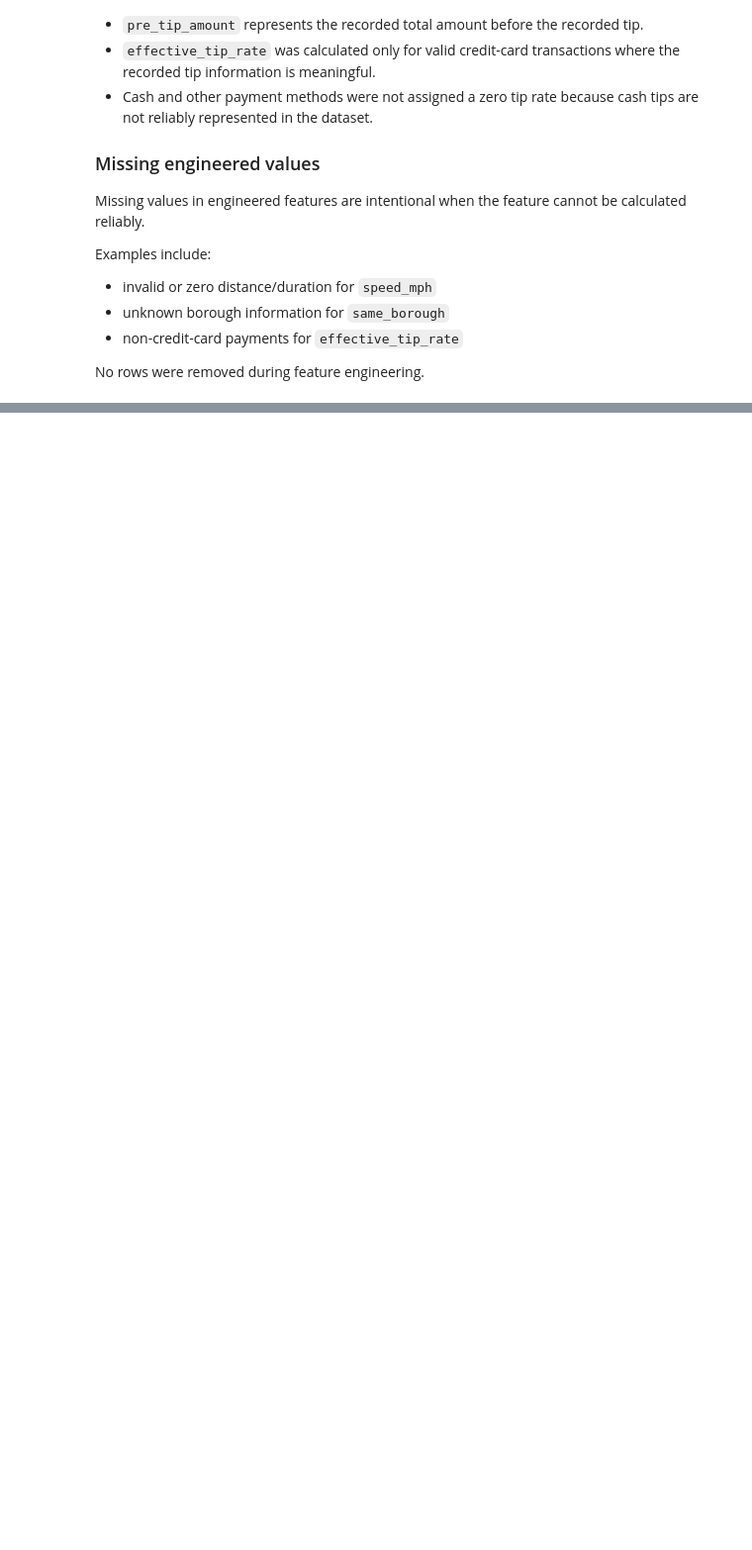
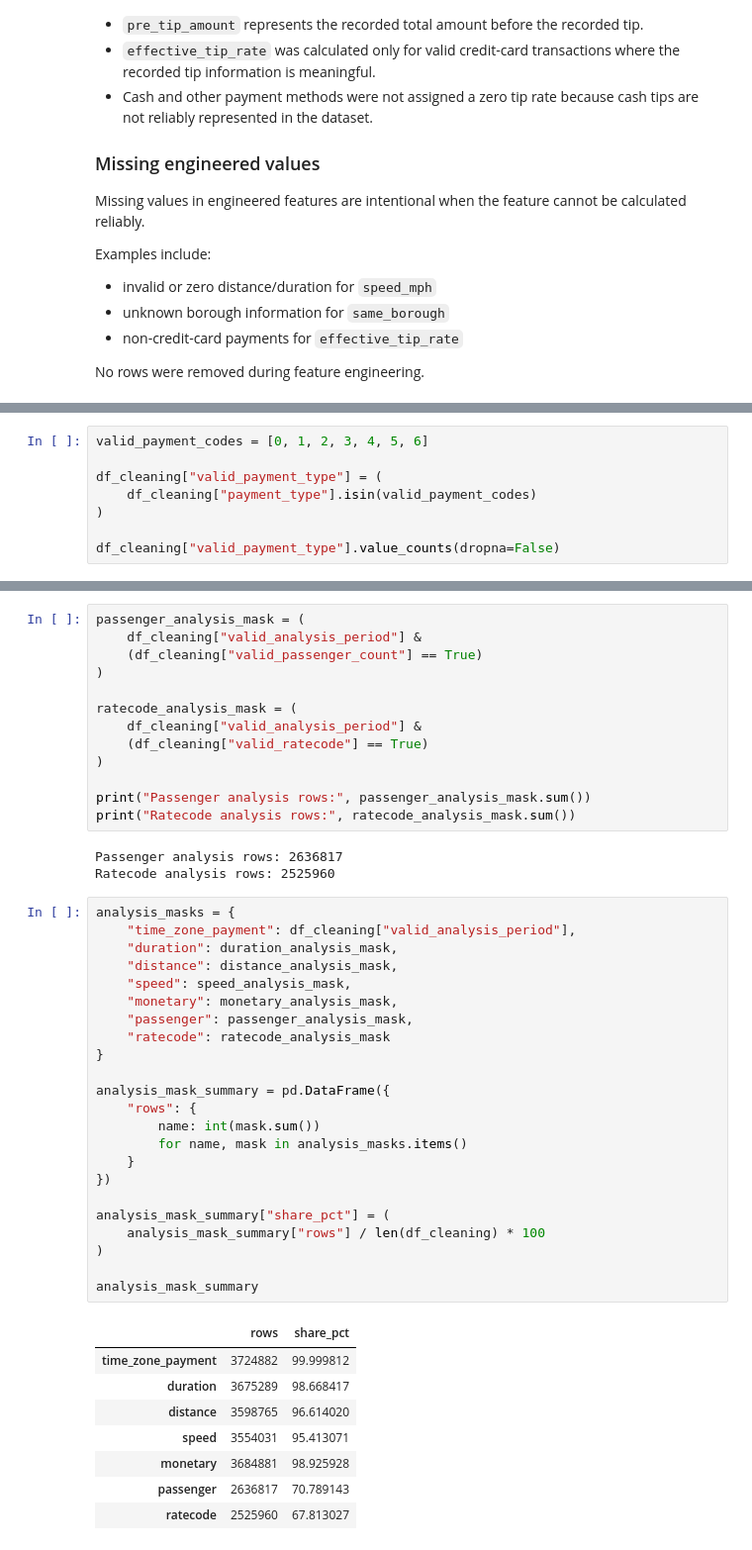
Before and after one commit to sazinovic/nyc-taxi-analysis, a Jupyter notebook: notebooks/01-exploration.ipynb, the cells around one changed output, grey strips where cells are left out. Shown at 99% size. Saved outputs shown, nothing was run; the diff lists cells and outputs as text; blank space fills up the shorter version.

```diff
--- a/notebooks/01-exploration.ipynb
+++ b/notebooks/01-exploration.ipynb
@@ -3193,0 +3350,8 @@ No rows were removed during feature engineering.
+# %%
+valid_payment_codes = [0, 1, 2, 3, 4, 5, 6]
+
+df_cleaning["valid_payment_type"] = (
+    df_cleaning["payment_type"].isin(valid_payment_codes)
+)
+
+df_cleaning["valid_payment_type"].value_counts(dropna=False)
@@ -3193,0 +3487,48 @@ No rows were removed during feature engineering.
+# %%
+passenger_analysis_mask = (
+    df_cleaning["valid_analysis_period"] &
+    (df_cleaning["valid_passenger_count"] == True)
+)
+
+ratecode_analysis_mask = (
+    df_cleaning["valid_analysis_period"] &
+    (df_cleaning["valid_ratecode"] == True)
+)
+
+print("Passenger analysis rows:", passenger_analysis_mask.sum())
+print("Ratecode analysis rows:", ratecode_analysis_mask.sum())
+# %% [output]
+Passenger analysis rows: 2636817
+Ratecode analysis rows: 2525960
+# %%
+analysis_masks = {
+    "time_zone_payment": df_cleaning["valid_analysis_period"],
+    "duration": duration_analysis_mask,
+    "distance": distance_analysis_mask,
+    "speed": speed_analysis_mask,
+    "monetary": monetary_analysis_mask,
+    "passenger": passenger_analysis_mask,
+    "ratecode": ratecode_analysis_mask
+}
+
+analysis_mask_summary = pd.DataFrame({
+    "rows": {
+        name: int(mask.sum())
+        for name, mask in analysis_masks.items()
+    }
+})
+
+analysis_mask_summary["share_pct"] = (
+    analysis_mask_summary["rows"] / len(df_cleaning) * 100
+)
+
+analysis_mask_summary
+# %% [output]
+|  | rows | share_pct |
+| time_zone_payment | 3724882 | 99.999812 |
+| duration | 3675289 | 98.668417 |
+| distance | 3598765 | 96.614020 |
+| speed | 3554031 | 95.413071 |
+| monetary | 3684881 | 98.925928 |
+| passenger | 2636817 | 70.789143 |
+| ratecode | 2525960 | 67.813027 |
```
Also changed, not shown: parts of 24 cells of this notebook.
